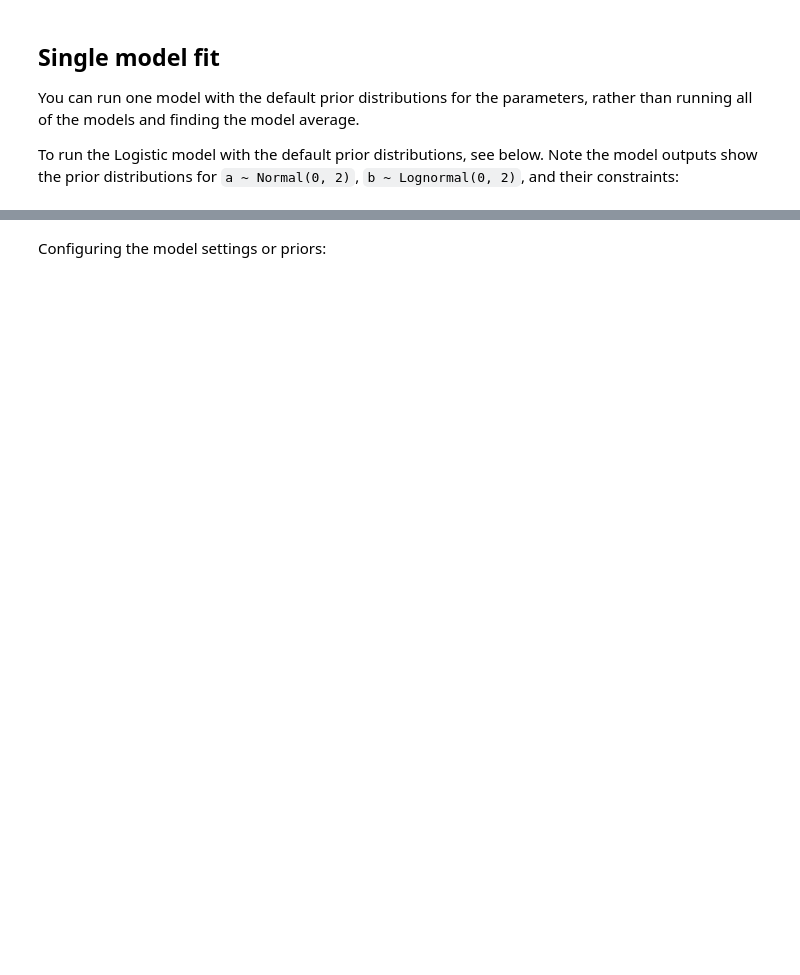
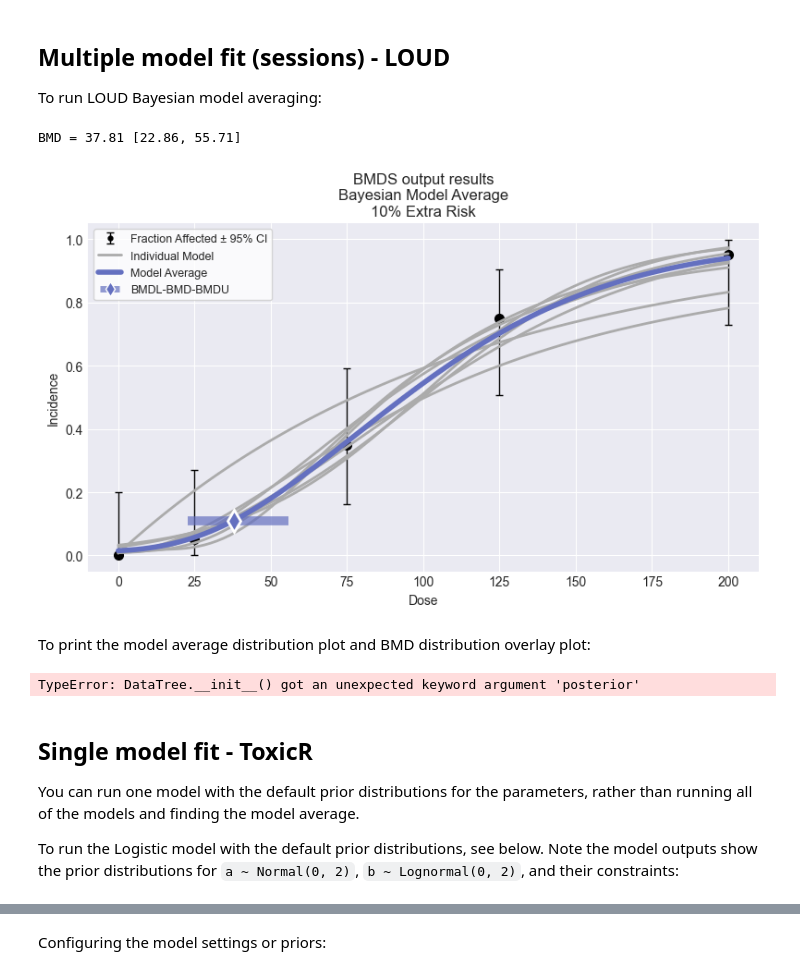
Before and after one commit to USEPA/BMDS, a Jupyter notebook: docs/source/recipes/dichotomous_ma.ipynb, the cells around one changed output, grey strips where cells are left out. Saved outputs shown, nothing was run; the diff lists cells and outputs as text; code cells hidden in the pictures; blank space fills up the shorter version.

Commit message:
Began revisions to recipes to add LOUD analyses

```diff
--- a/docs/source/recipes/dichotomous_ma.ipynb
+++ b/docs/source/recipes/dichotomous_ma.ipynb
@@ -13,5 +66,49 @@ Bayesian model averaging is currently available for dichotomous datasets in `pyb
+# %% [markdown]
+## Multiple model fit (sessions) - LOUD
+
+To run LOUD Bayesian model averaging:
+# %%
+import pybmds
+from pybmds.models import dichotomous
+
+# create a dichotomous dataset
+dataset = pybmds.DichotomousDataset(
+    doses=[0, 25, 75, 125, 200],
+    ns=[20, 20, 20, 20, 20],
+    incidences=[0, 1, 7, 15, 19],
+)
+
+session = pybmds.Session(dataset=dataset)
+session.add_default_bayesian_models(
+    prior_class=pybmds.PriorClass.bayesian_loud,
+    model_average=True,
+)
+session.execute()
+
+res = session.model_average.results
+print(f"BMD = {res.bmd:.2f} [{res.bmdl:.2f}, {res.bmdu:.2f}]")
+
+fig = session.plot(colorize=False)
+# %% [output]
+BMD = 37.81 [22.86, 55.71]
+[figure, added]
+# %% [markdown]
+To print the model average distribution plot and BMD distribution overlay plot:
+# %%
+from pybmds.plotting.LOUD import get_model_average_figures
+from IPython.display import display
+
+figs = get_model_average_figures(session, n_chains=1, compressed=True)
+
+# BMD distribution plot (model-averaged posterior BMD)
+display(figs["posterior"])
+
+# BMD distribution overlay plot (model-specific + model-averaged distributions)
+display(figs["overlay"])
+# %% [output]
+TypeError: DataTree.__init__() got an unexpected keyword argument 'posterior'
 # %% [markdown]
-## Single model fit
+## Single model fit - ToxicR
 
 You can run one model with the default prior distributions for the parameters, rather than running all of the models and finding the model average.
 
```
Also changed, not shown: parts of 23 cells of this notebook, 3 other files.
